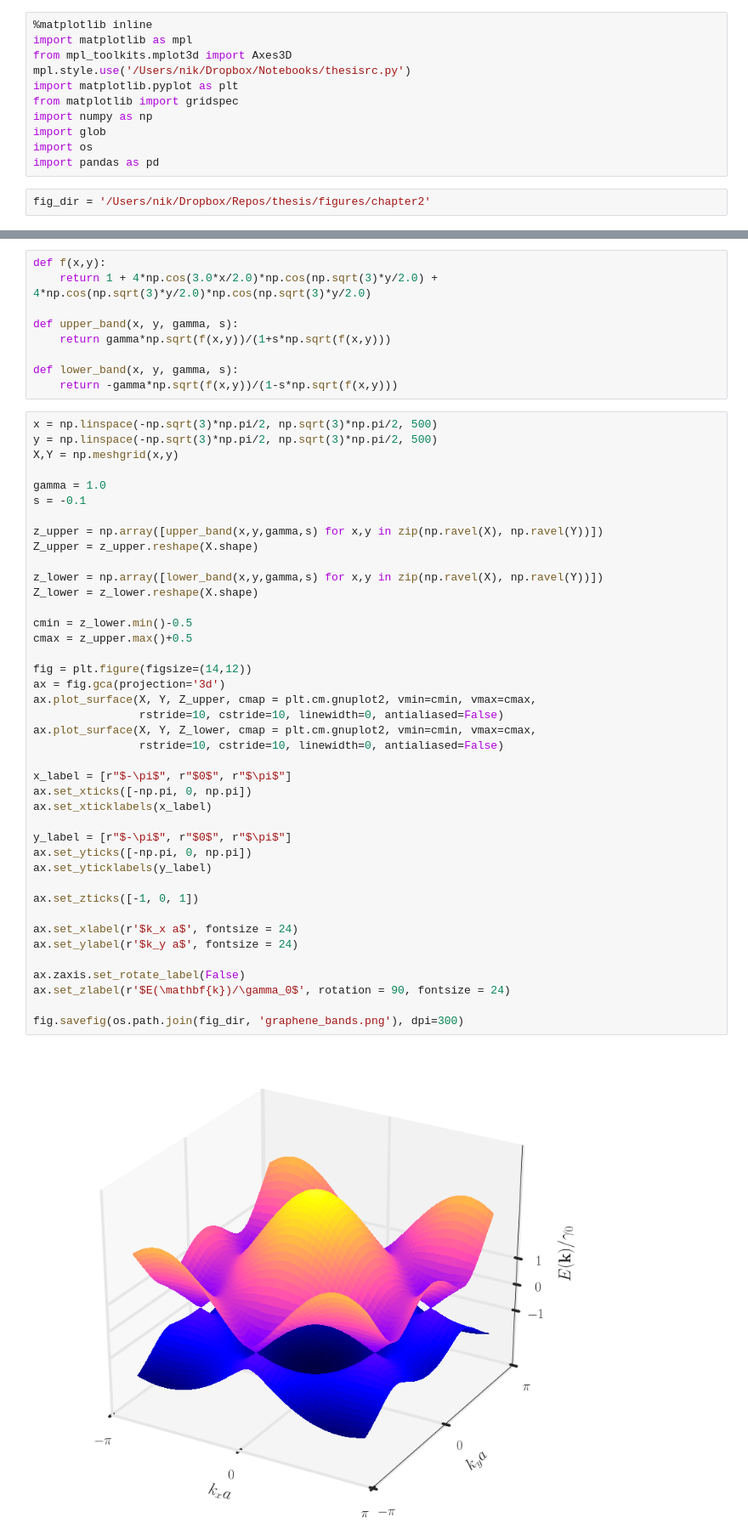
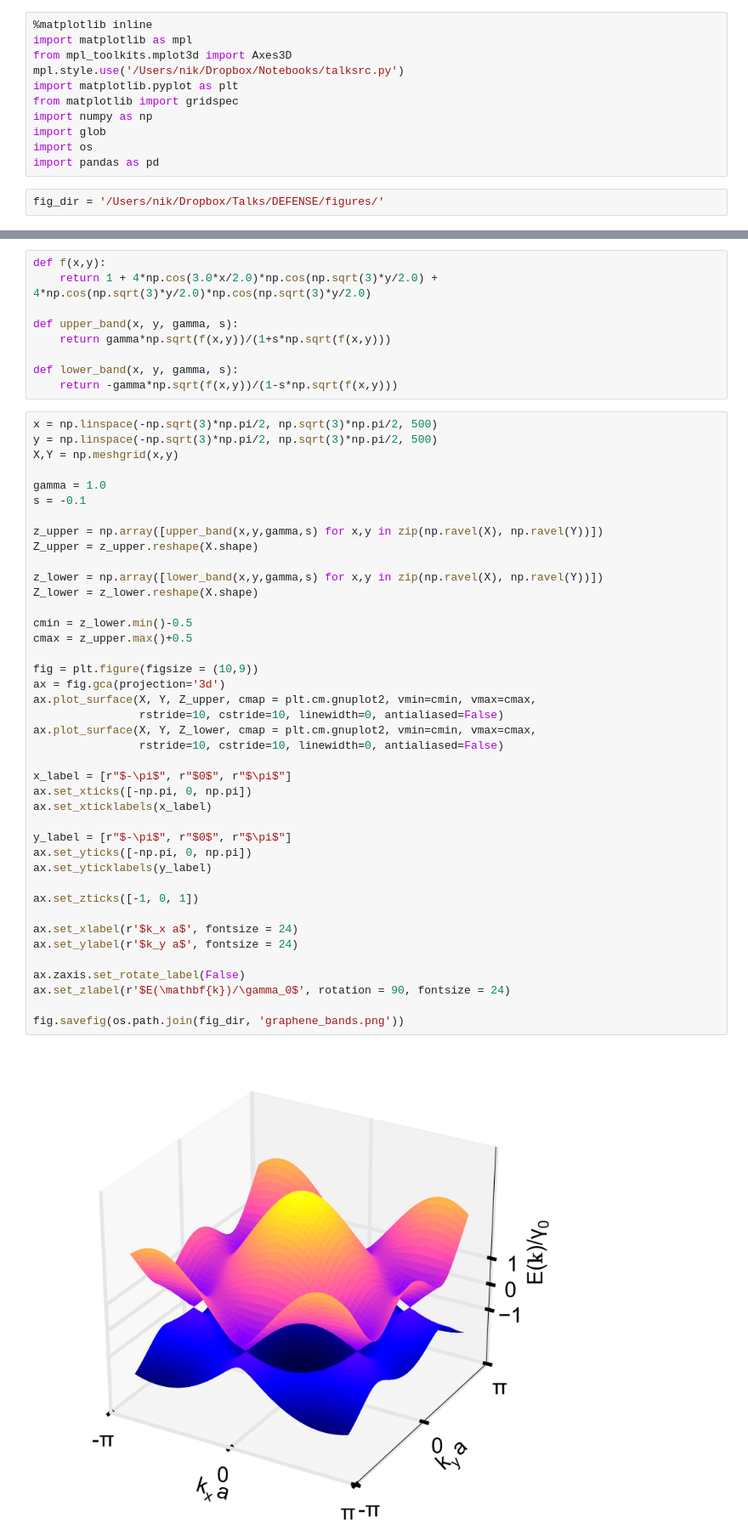
Before and after one commit to nikhartman/notebooks, a Jupyter notebook: bandstructure_plots.ipynb, the cells around one changed output, grey strips where cells are left out. Shown at 85% size. Saved outputs shown, nothing was run; the diff lists cells and outputs as text.

Commit message:
plots updated

```diff
--- a/bandstructure_plots.ipynb
+++ b/bandstructure_plots.ipynb
@@ -2,7 +2,7 @@
 %matplotlib inline
 import matplotlib as mpl
 from mpl_toolkits.mplot3d import Axes3D
-mpl.style.use('/Users/nik/Dropbox/Notebooks/thesisrc.py')
+mpl.style.use('/Users/nik/Dropbox/Notebooks/talksrc.py')
 import matplotlib.pyplot as plt
 from matplotlib import gridspec
 import numpy as np
@@ -10,7 +10,7 @@ import glob
 import os
 import pandas as pd
 # %%
-fig_dir = '/Users/nik/Dropbox/Repos/thesis/figures/chapter2'
+fig_dir = '/Users/nik/Dropbox/Talks/DEFENSE/figures/'
 # %% [markdown]
 Recreating some old plots of graphene and carbon nanotube bandstructures so that they are readable.
 # %% [markdown]
@@ -59,36 +59,36 @@ Z_upper = z_upper.reshape(X.shape)
 
 z_lower = np.array([lower_band(x,y,gamma,s) for x,y in zip(np.ravel(X), np.ravel(Y))])
 Z_lower = z_lower.reshape(X.shape)
 
 cmin = z_lower.min()-0.5
 cmax = z_upper.max()+0.5
 
-fig = plt.figure(figsize=(14,12))
+fig = plt.figure(figsize = (10,9))
 ax = fig.gca(projection='3d')
 ax.plot_surface(X, Y, Z_upper, cmap = plt.cm.gnuplot2, vmin=cmin, vmax=cmax,
                 rstride=10, cstride=10, linewidth=0, antialiased=False)
 ax.plot_surface(X, Y, Z_lower, cmap = plt.cm.gnuplot2, vmin=cmin, vmax=cmax,
                 rstride=10, cstride=10, linewidth=0, antialiased=False)
 
 x_label = [r"$-\pi$", r"$0$", r"$\pi$"]
 ax.set_xticks([-np.pi, 0, np.pi])
 ax.set_xticklabels(x_label)
 
 y_label = [r"$-\pi$", r"$0$", r"$\pi$"]
 ax.set_yticks([-np.pi, 0, np.pi])
 ax.set_yticklabels(y_label)
 
 ax.set_zticks([-1, 0, 1])
 
 ax.set_xlabel(r'$k_x a$', fontsize = 24)
 ax.set_ylabel(r'$k_y a$', fontsize = 24)
 
 ax.zaxis.set_rotate_label(False)
 ax.set_zlabel(r'$E(\mathbf{k})/\gamma_0$', rotation = 90, fontsize = 24)
 
-fig.savefig(os.path.join(fig_dir, 'graphene_bands.png'), dpi=300)
+fig.savefig(os.path.join(fig_dir, 'graphene_bands.png'))
 # %% [output]
-[figure, old version]
+[figure, new version]
 # %%
 from matplotlib.patches import RegularPolygon
 
```
Also changed, not shown: parts of 1 cell of this notebook, 1 other file.
